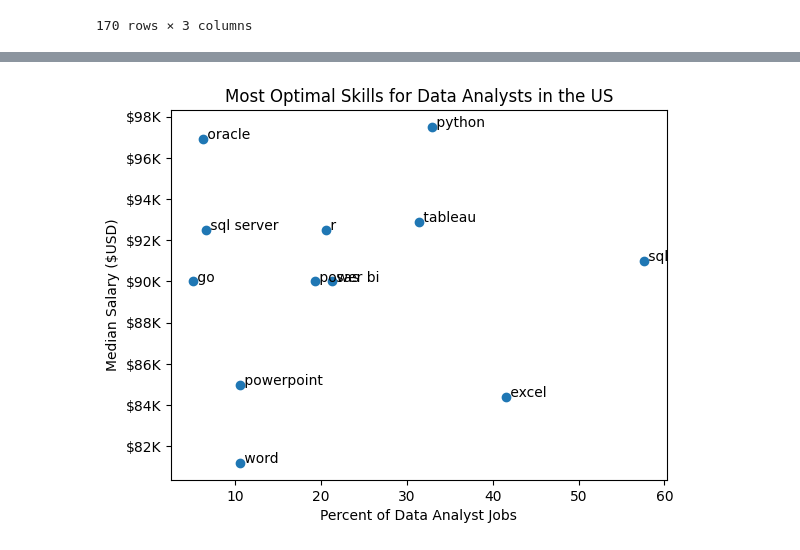
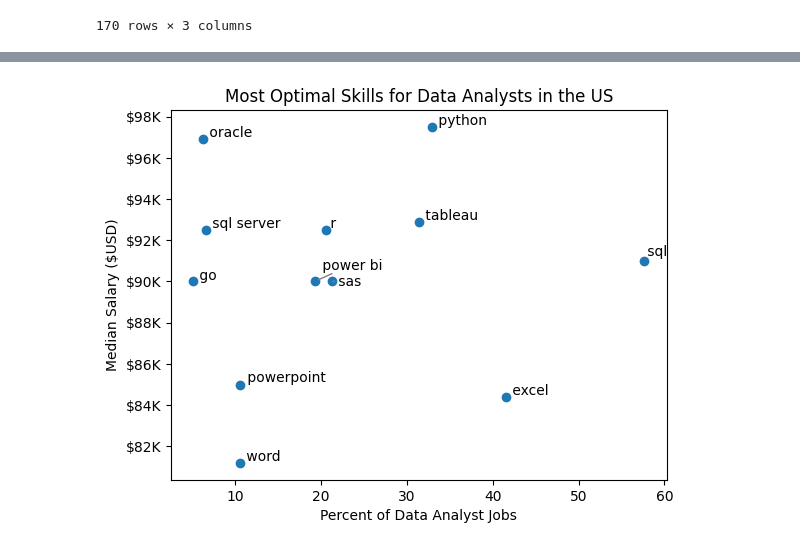
Before and after one commit to finnerrrrr/Python_Data_Analysis_Project, a Jupyter notebook: Project/5_Optimal_Skills.ipynb, the cells around one changed output, grey strips where cells are left out. Drawn from its saved outputs; the diff is of its cells as text; code cells hidden in the pictures.

```diff
--- a/Project/5_Optimal_Skills.ipynb
+++ b/Project/5_Optimal_Skills.ipynb
@@ -61,19 +84,23 @@ df_DA_skills_high_demand = df_DA_skills[df_DA_skills['skill_percent'] > skill_li
 # %%
+from adjustText import adjust_text
 
 plt.scatter(df_DA_skills_high_demand['skill_percent'], df_DA_skills_high_demand['median_salary'])
 plt.xlabel('Percent of Data Analyst Jobs')
 plt.ylabel('Median Salary ($USD)')  # Assuming this is the label you want for y-axis
 plt.title('Most Optimal Skills for Data Analysts in the US')
 
 # Get current axes, set limits, and format axes
 ax = plt.gca()
 ax.yaxis.set_major_formatter(plt.FuncFormatter(lambda y, pos: f'${int(y/1000)}K'))  # Example formatting y-axis
 
 # Add labels to points and collect them in a list
 texts = []
 for i, txt in enumerate(df_DA_skills_high_demand.index):
     texts.append(plt.text(df_DA_skills_high_demand['skill_percent'].iloc[i], df_DA_skills_high_demand['median_salary'].iloc[i], " " + txt))
 
+# Adjust text to avoid overlap and add arrows
+adjust_text(texts, arrowprops=dict(arrowstyle='->', color='gray'))
+
 plt.show()
 # %% [output]
-[figure, old version]
+[figure, new version]
```
Also changed, not shown: parts of 6 cells of this notebook, 1 other file.
